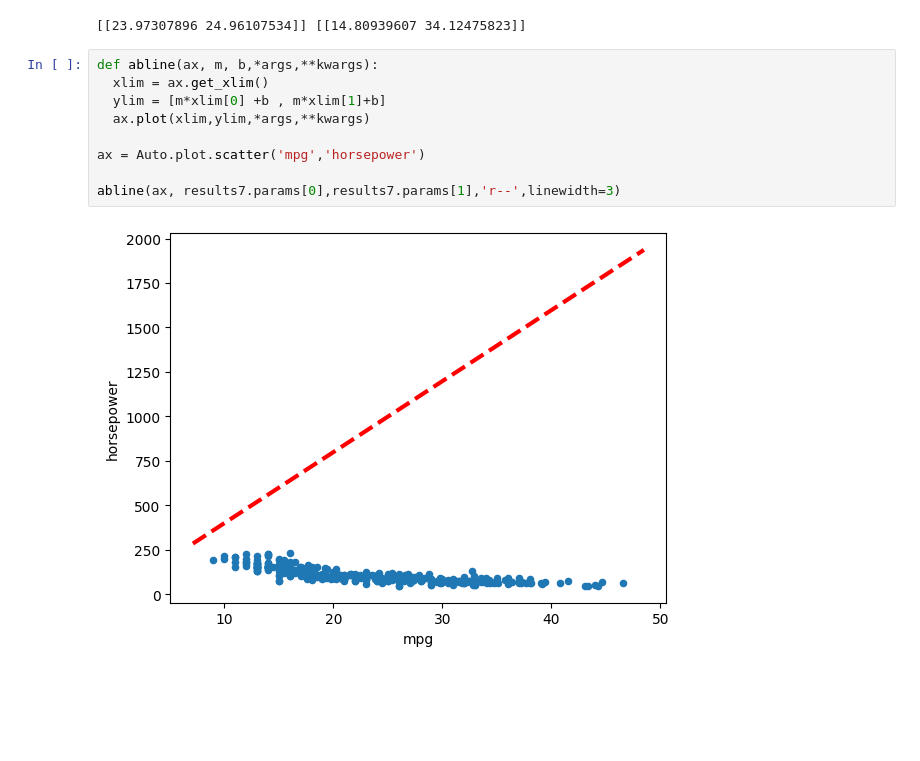
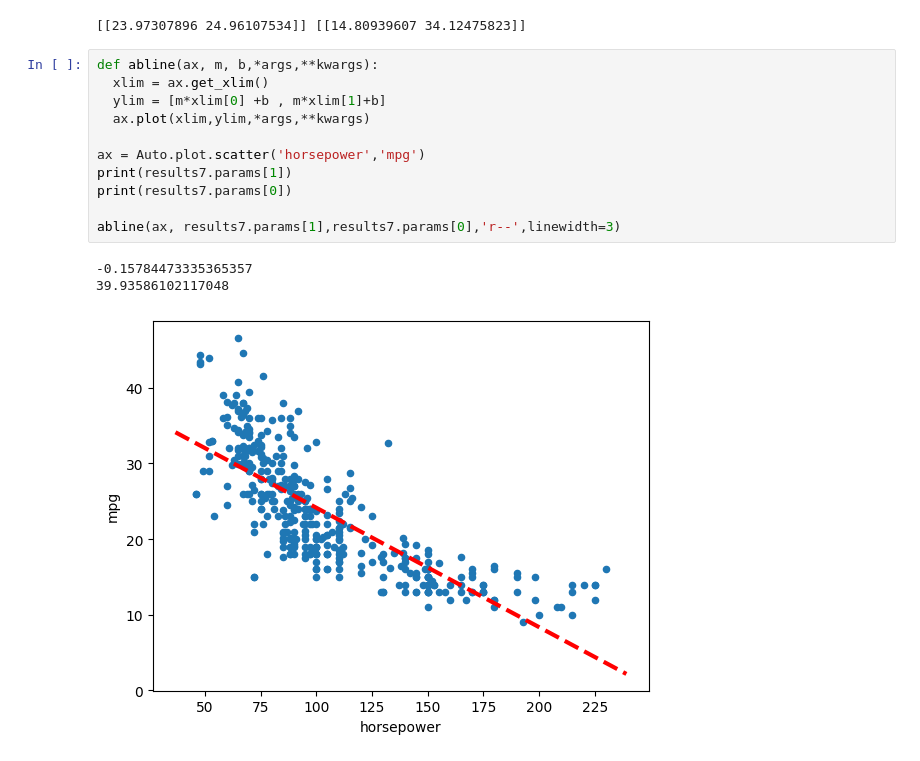
Before and after one commit to dchakrabarti1/ISLP-Labs-Chakrabarti, a Jupyter notebook: Ch03-linreg-lab.ipynb, the cells around one changed output. Drawn from its saved outputs; the diff is of its cells as text; blank space fills up the shorter version.

```diff
--- a/Ch03-linreg-lab.ipynb
+++ b/Ch03-linreg-lab.ipynb
@@ -757,11 +757,15 @@ print(confidence_int, prediction_int)
 # %%
 def abline(ax, m, b,*args,**kwargs):
   xlim = ax.get_xlim()
   ylim = [m*xlim[0] +b , m*xlim[1]+b]
   ax.plot(xlim,ylim,*args,**kwargs)
 
-ax = Auto.plot.scatter('mpg','horsepower')
+ax = Auto.plot.scatter('horsepower','mpg')
+print(results7.params[1])
+print(results7.params[0])
 
-abline(ax, results7.params[0],results7.params[1],'r--',linewidth=3)
+abline(ax, results7.params[1],results7.params[0],'r--',linewidth=3)
 # %% [output]
+-0.15784473335365357
+39.93586102117048
-[figure, old version]
+[figure, new version]
```
Also changed, not shown: parts of 2 cells of this notebook.
